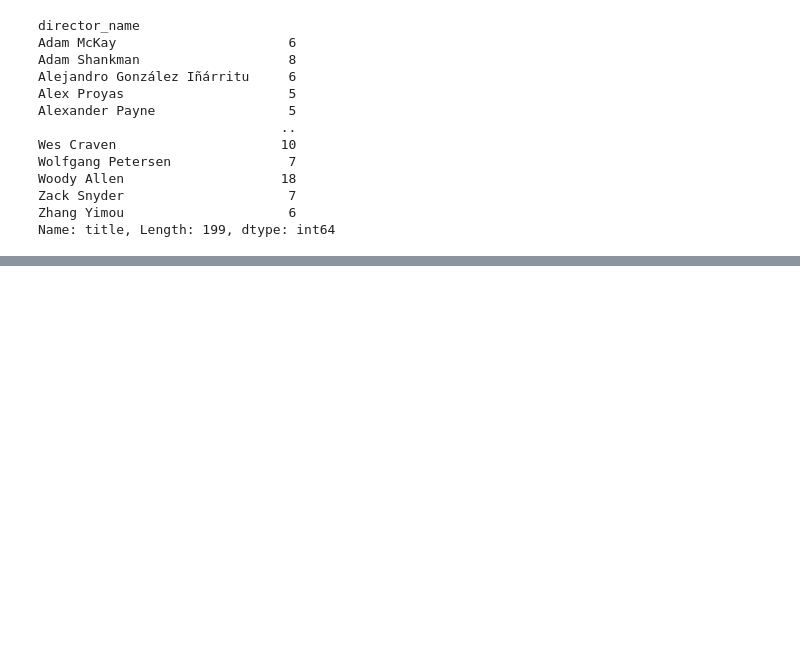
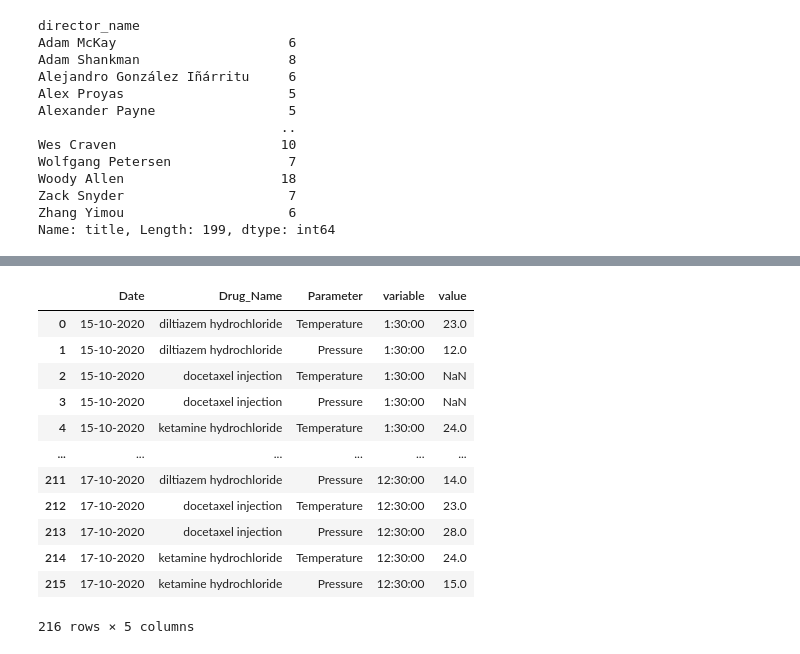
Before and after one commit to jeeet0700/Pandas, a Jupyter notebook: Pandas final cut.ipynb, the cells around one changed output, grey strips where cells are left out. Cells and saved outputs as stored; diff of their text form; code cells hidden in the pictures; blank space fills up the shorter version.

```diff
--- a/Pandas final cut.ipynb
+++ b/Pandas final cut.ipynb
@@ -2302,0 +2348,17 @@ df_risky
+# %%
+pd.melt(df,
+       id_vars=["Date","Drug_Name","Parameter"],)
+# %% [output]
+|  | Date | Drug_Name | Parameter | variable | value |
+| 0 | 15-10-2020 | diltiazem hydrochloride | Temperature | 1:30:00 | 23.0 |
+| 1 | 15-10-2020 | diltiazem hydrochloride | Pressure | 1:30:00 | 12.0 |
+| 2 | 15-10-2020 | docetaxel injection | Temperature | 1:30:00 | NaN |
+| 3 | 15-10-2020 | docetaxel injection | Pressure | 1:30:00 | NaN |
+| 4 | 15-10-2020 | ketamine hydrochloride | Temperature | 1:30:00 | 24.0 |
+| ... | ... | ... | ... | ... | ... |
+| 211 | 17-10-2020 | diltiazem hydrochloride | Pressure | 12:30:00 | 14.0 |
+| 212 | 17-10-2020 | docetaxel injection | Temperature | 12:30:00 | 23.0 |
+| 213 | 17-10-2020 | docetaxel injection | Pressure | 12:30:00 | 28.0 |
+| 214 | 17-10-2020 | ketamine hydrochloride | Temperature | 12:30:00 | 24.0 |
+| 215 | 17-10-2020 | ketamine hydrochloride | Pressure | 12:30:00 | 15.0 |
+216 rows × 5 columns
```
Also changed, not shown: parts of 53 cells of this notebook.
